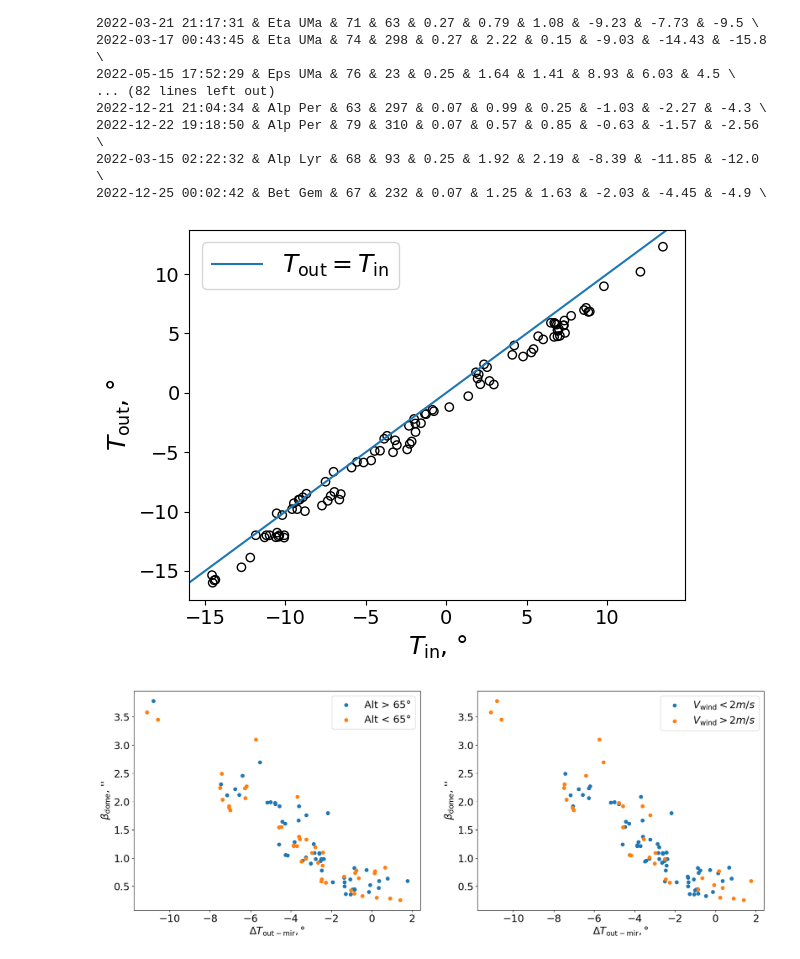
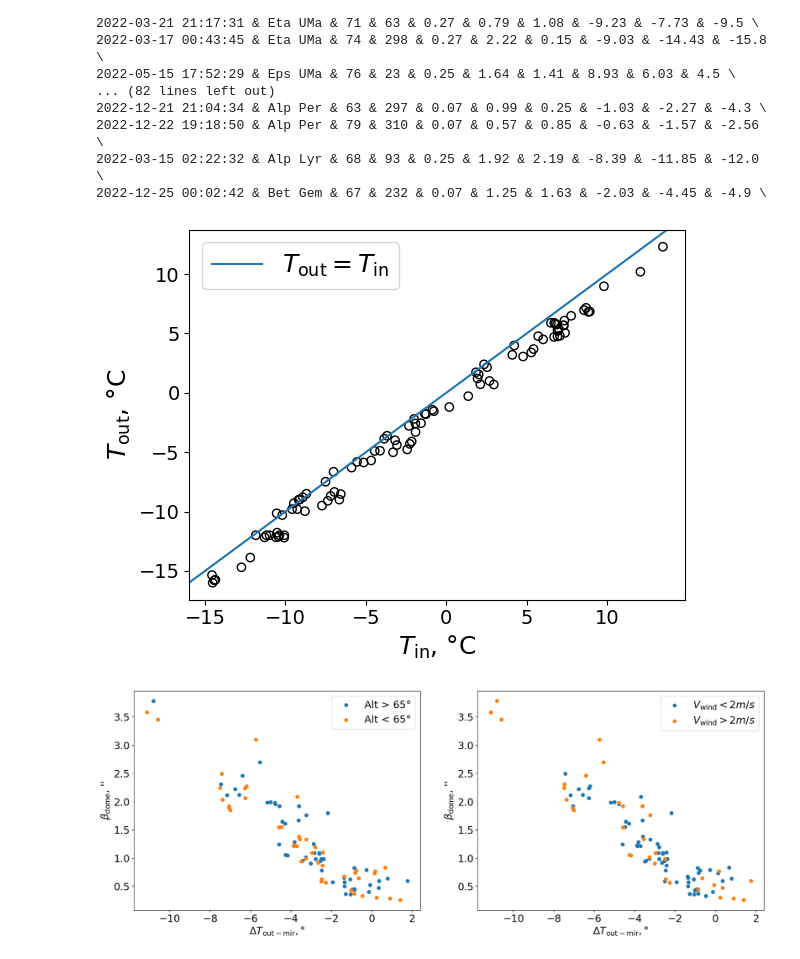
Before and after one commit to AntonMate/domecam, a Jupyter notebook: draw graph from exel.ipynb, the cells around one changed output. Saved outputs shown, nothing was run; the diff lists cells and outputs as text; code cells hidden in the pictures.

```diff
--- a/draw graph from exel.ipynb
+++ b/draw graph from exel.ipynb
@@ -129,14 +129,14 @@ for i in range(len(df2)):
 # %%
 plt.figure()
 plt.scatter(indoor_temperuature, outdoor_temperuature, edgecolor='black', color="None", alpha=1)
-plt.xlabel("$T_\mathrm{in}$, °", size=18)
-plt.ylabel("$T_\mathrm{out}$, °", size=18)
+plt.xlabel("$T_\mathrm{in}$, °C", size=18)
+plt.ylabel("$T_\mathrm{out}$, °C", size=18)
 plt.axline((0, 0), (1, 1), label='$T_\mathrm{out} = T_\mathrm{in}$')
 plt.legend(fontsize=18)
 plt.tick_params(labelsize=14)
 plt.savefig(f'{save_dir}temperatures.png', bbox_inches='tight')
 # %% [output]
-[figure, old version]
+[figure, new version]
 # %%
 fig, (ax, ax2) = plt.subplots(1, 2, figsize=(20, 7))
 
```
Also changed, not shown: parts of 2 cells of this notebook, 1 other file.
